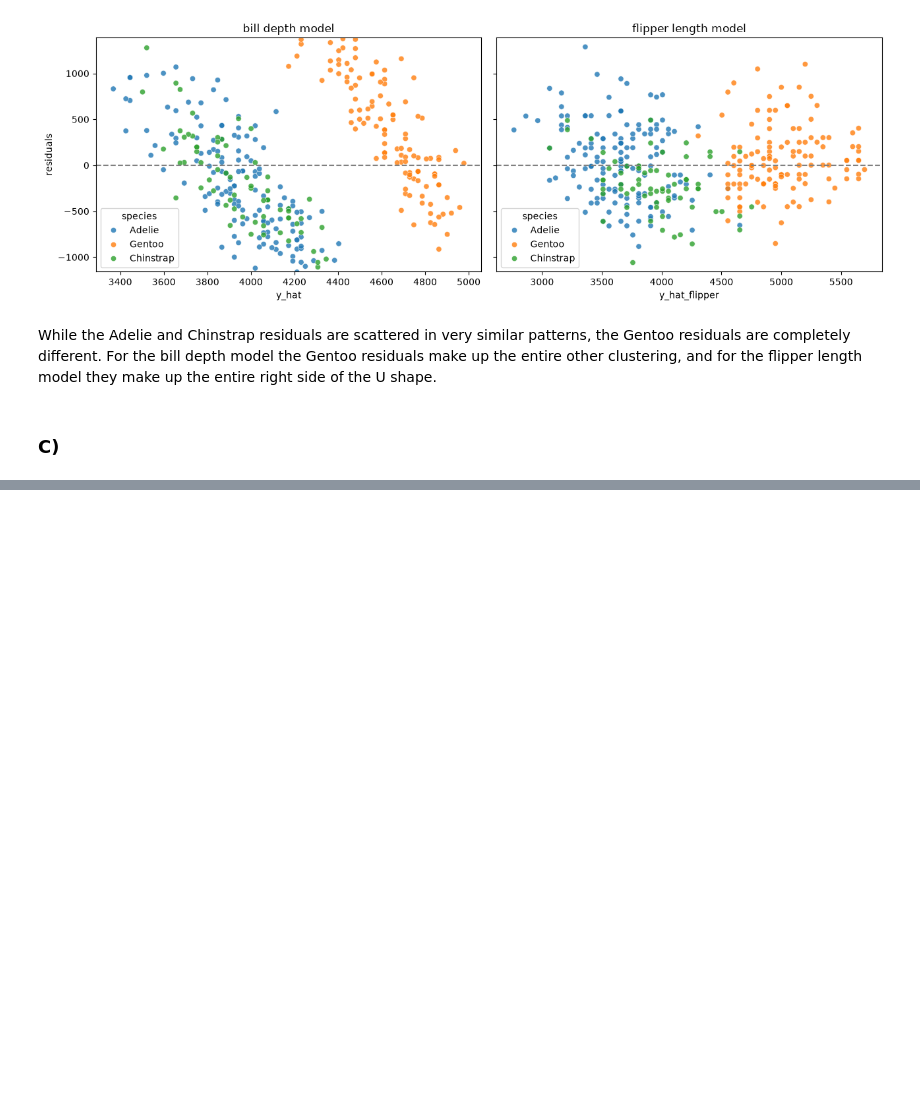
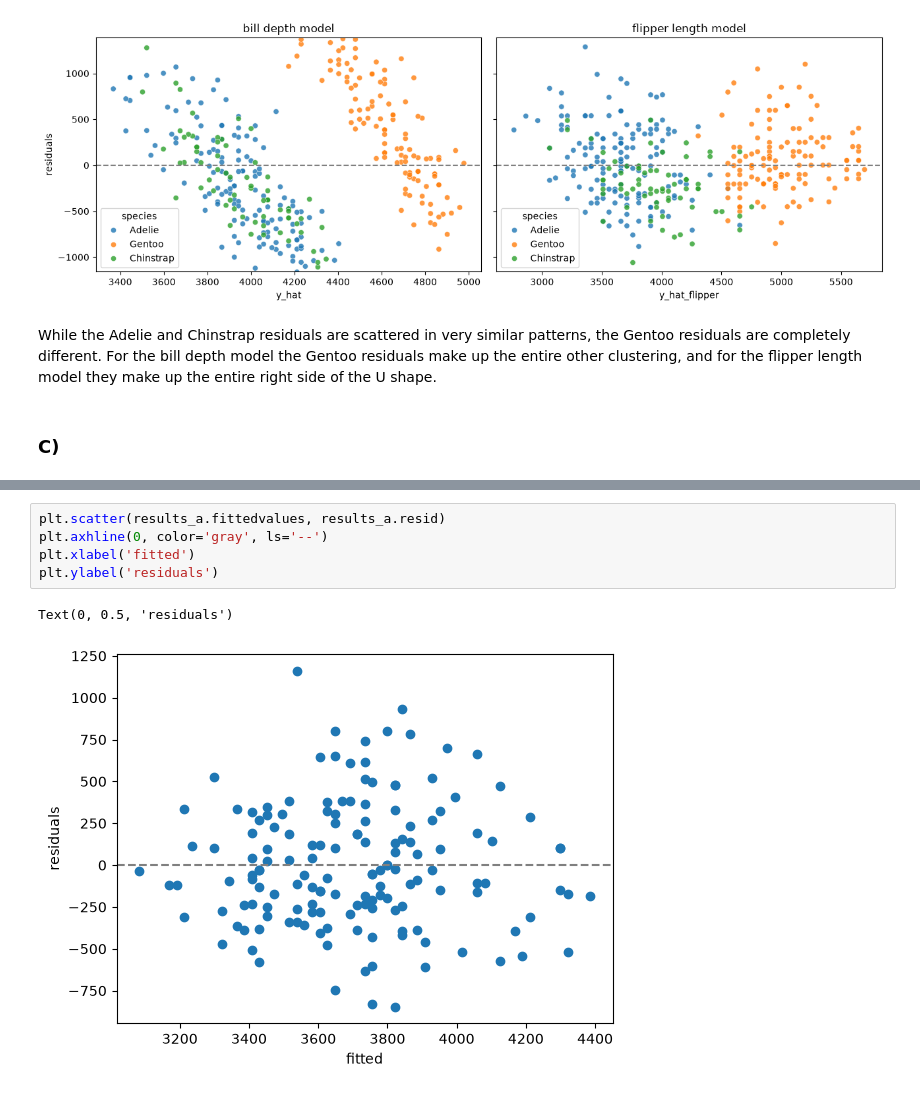
Before and after one commit to Conor1123/DS-6021, a Jupyter notebook: Lab-2/runner.ipynb, the cells around one changed output, grey strips where cells are left out. Saved outputs shown, nothing was run; the diff lists cells and outputs as text; blank space fills up the shorter version.

```diff
--- a/Lab-2/runner.ipynb
+++ b/Lab-2/runner.ipynb
@@ -246,0 +284,8 @@ While the Adelie and Chinstrap residuals are scattered in very similar patterns,
+# %%
+plt.scatter(results_a.fittedvalues, results_a.resid)
+plt.axhline(0, color='gray', ls='--')
+plt.xlabel('fitted')
+plt.ylabel('residuals')
+# %% [output]
+Text(0, 0.5, 'residuals')
+[figure, added]
```
Also changed, not shown: parts of 5 cells of this notebook.
